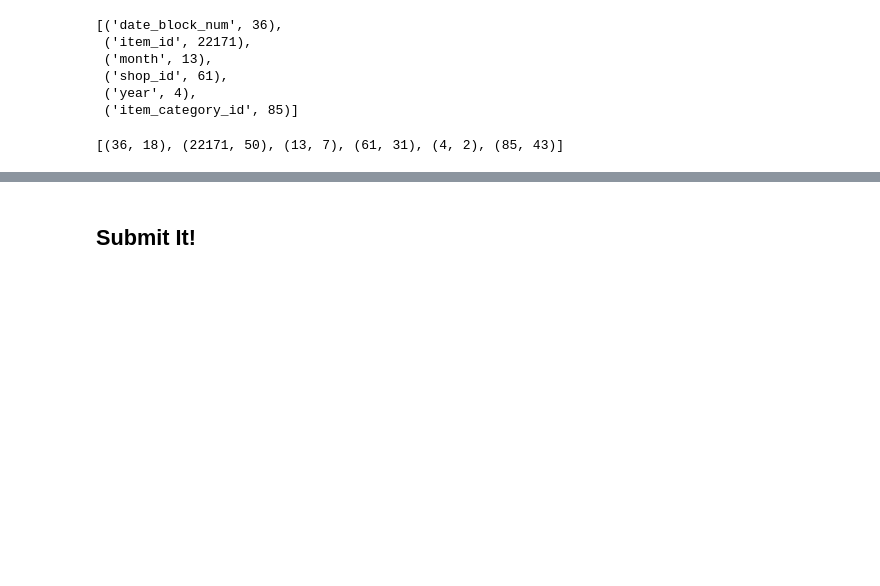
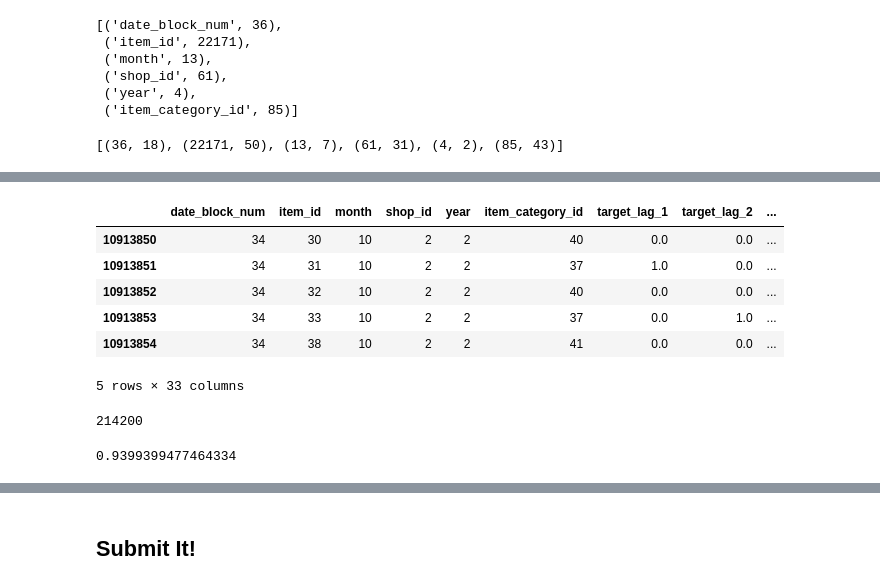
Before and after one commit to ashr123/Kaggle, a Jupyter notebook: competitive-data-science-predict-future-sales/predict_future_sales.ipynb, the cells around one changed output, grey strips where cells are left out. Drawn from its saved outputs; the diff is of its cells as text; code cells hidden in the pictures; blank space fills up the shorter version.

```diff
--- a/competitive-data-science-predict-future-sales/predict_future_sales.ipynb
+++ b/competitive-data-science-predict-future-sales/predict_future_sales.ipynb
@@ -234,3 +289,12 @@ X_test.head()
 # Training
 # %% [markdown]
 ## _Deep Learning Approach_
+# %%
+X_train = pd.read_pickle(PATH + 'X_train.pkl')
+y_train = pd.read_pickle(PATH + 'y_train.pkl')
+X_val = pd.read_pickle(PATH + 'X_val.pkl')
+y_val = pd.read_pickle(PATH + 'y_val.pkl')
+X_test = pd.read_pickle(PATH + 'X_test.pkl')
+# %%
+X_test = X_test.merge(sales_test, on=['item_id', 'shop_id'], how='inner')
+X_test = X_test.set_index('ID').sort_index().reset_index().drop('ID', axis=1)
@@ -336,0 +455,10 @@ m.fit(1e-6, n_cycle=2, metrics=[rmse])
+# %%
+X_test.head()
+# %% [output]
+|  | date_block_num | item_id | month | shop_id | year | item_category_id | target_lag_1 | target_lag_2 | ... |
+| 10913850 | 34 | 30 | 10 | 2 | 2 | 40 | 0.0 | 0.0 | ... |
+| 10913851 | 34 | 31 | 10 | 2 | 2 | 37 | 1.0 | 0.0 | ... |
+| 10913852 | 34 | 32 | 10 | 2 | 2 | 40 | 0.0 | 0.0 | ... |
+| 10913853 | 34 | 33 | 10 | 2 | 2 | 37 | 0.0 | 1.0 | ... |
+| 10913854 | 34 | 38 | 10 | 2 | 2 | 41 | 0.0 | 0.0 | ... |
+5 rows × 33 columns
@@ -336,0 +467,4 @@ m.fit(1e-6, n_cycle=2, metrics=[rmse])
+# %%
+len(asdf)
+# %% [output]
+214200
@@ -336,0 +478,18 @@ m.fit(1e-6, n_cycle=2, metrics=[rmse])
+# %%
+from xgboost.sklearn import XGBRegressor
+from sklearn.metrics import mean_squared_error
+from math import sqrt
+params = {
+    'objective': 'reg:linear',
+    'max_depth':4 ,
+    'learning_rate': 1,
+    'silent': 1.0,
+    'n_estimators': 30,
+    'min_child_weight':10
+}
+
+bst = XGBRegressor(**params).fit(X_train, y_train,eval_metric='rmse')
+preds = bst.predict(X_val)
+sqrt(mean_squared_error(y_val, preds))
+# %% [output]
+0.9399399477464334
```
Also changed, not shown: parts of 42 cells of this notebook, 2 other files.
